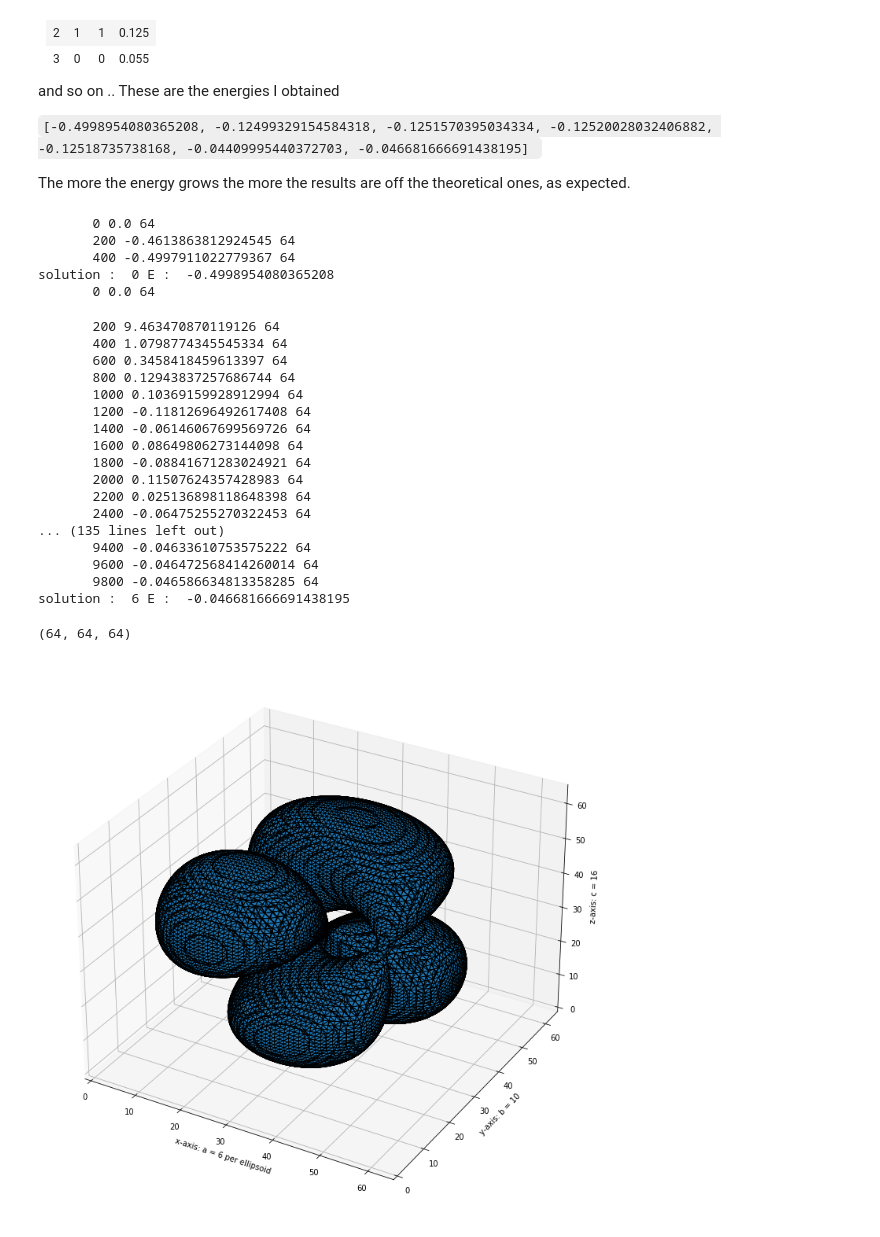
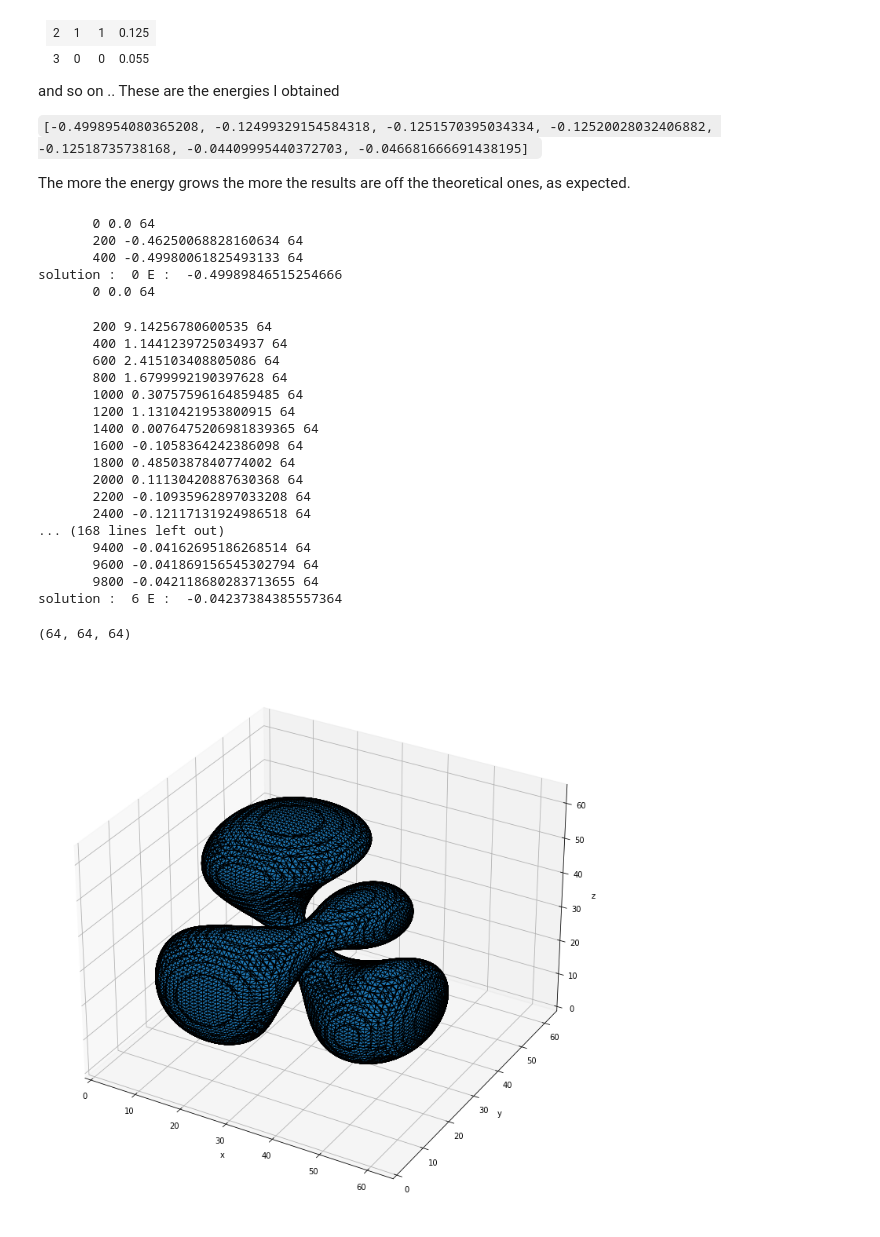
Before and after one commit to edoardospadetto/hydrogen_atom_GD_GPU, a Jupyter notebook: GPU hydrogen.ipynb, the cells around one changed output. Cells and saved outputs as stored; diff of their text form; code cells hidden in the pictures.

```diff
--- a/GPU hydrogen.ipynb
+++ b/GPU hydrogen.ipynb
@@ -110,13 +109,13 @@ def gradient_descent(hamiltonian_functor,lowsols,energies, nbas, nsteps, nsol):
         for istep in range(nsteps):
 
             #adapt gradient rate if not minimizing smoothly
-            if(lambdOld < lambd ): theta = 0.95*theta
+            if(lambdOld < lambd ): theta = 0.96*theta
 
             #print something once in a while
             if(istep%200 == 0): print('      ',istep, lambd,n1D)
 
             #convergence criterion
-            if(np.abs(lambd-lambdOld)<1e-7): break
+            if(np.abs(lambd-lambdOld)<1e-8): break
 
 
             hamiltonian_functor[nb,nt](psiGpu, HpsiGpu, dd,n1D)
@@ -243,30 +242,30 @@ def main():
         return(solutions,energies)
 
 # remove comment to execute again
-#sol, en = main()
+sol, en = main()
 # %% [output]
        0 0.0 64
-       200 -0.4613863812924545 64
-       400 -0.4997911022779367 64
-solution :  0 E :  -0.4998954080365208
+       200 -0.46250068828160634 64
+       400 -0.49980061825493133 64
+solution :  0 E :  -0.49989846515254666
        0 0.0 64
-       200 9.463470870119126 64
-       400 1.0798774345545334 64
-       600 0.3458418459613397 64
-       800 0.12943837257686744 64
-       1000 0.10369159928912994 64
-       1200 -0.11812696492617408 64
-       1400 -0.06146067699569726 64
-       1600 0.08649806273144098 64
-       1800 -0.08841671283024921 64
-       2000 0.11507624357428983 64
-       2200 0.025136898118648398 64
-       2400 -0.06475255270322453 64
-... (135 lines left out)
-       9400 -0.04633610753575222 64
-       9600 -0.046472568414260014 64
-       9800 -0.046586634813358285 64
-solution :  6 E :  -0.046681666691438195
+       200 9.14256780600535 64
+       400 1.1441239725034937 64
+       600 2.415103408805086 64
+       800 1.6799992190397628 64
+       1000 0.30757596164859485 64
+       1200 1.1310421953800915 64
+       1400 0.0076475206981839365 64
+       1600 -0.1058364242386098 64
+       1800 0.4850387840774002 64
+       2000 0.11130420887630368 64
+       2200 -0.10935962897033208 64
+       2400 -0.12117131924986518 64
+... (168 lines left out)
+       9400 -0.04162695186268514 64
+       9600 -0.041869156545302794 64
+       9800 -0.042118680283713655 64
+solution :  6 E :  -0.04237384385557364
 # %%
 execute = True
 
@@ -292,34 +291,34 @@ if execute:
     idx = 6
     chosenSol = sol[idx]
 
     data = np.array(chosenSol.reshape(64,64,64))
     data = data**2
 
     print(data.shape)
 
     verts, faces, normals, values = measure.marching_cubes(data, 0.05*(np.max(data)+np.min(data)) )
 
     # Display resulting triangular mesh using Matplotlib. This can also be done
     # with mayavi (see skimage.measure.marching_cubes docstring).
     fig = plt.figure(figsize=(10, 10))
     ax = fig.add_subplot(111, projection='3d')
     #ax.view_init(elev, azim)
     # Fancy indexing: `verts[faces]` to generate a collection of triangles
     mesh = Poly3DCollection(verts[faces])
     mesh.set_edgecolor('k')
     ax.add_collection3d(mesh)
 
-    ax.set_xlabel("x-axis: a = 6 per ellipsoid")
-    ax.set_ylabel("y-axis: b = 10")
-    ax.set_zlabel("z-axis: c = 16")
+    ax.set_xlabel("x")
+    ax.set_ylabel("y")
+    ax.set_zlabel("z")
 
     ax.set_xlim(0, 64)  # a = 6 (times two for 2nd ellipsoid)
     ax.set_ylim(0, 64)  # b = 10
     ax.set_zlim(0, 64)  # c = 16
 
     plt.tight_layout()
     plt.savefig(str(idx)+'.png')
     plt.show()
 # %% [output]
 (64, 64, 64)
-[figure, old version]
+[figure, new version]
```
Also changed, not shown: parts of 3 cells of this notebook, 1 other file.
